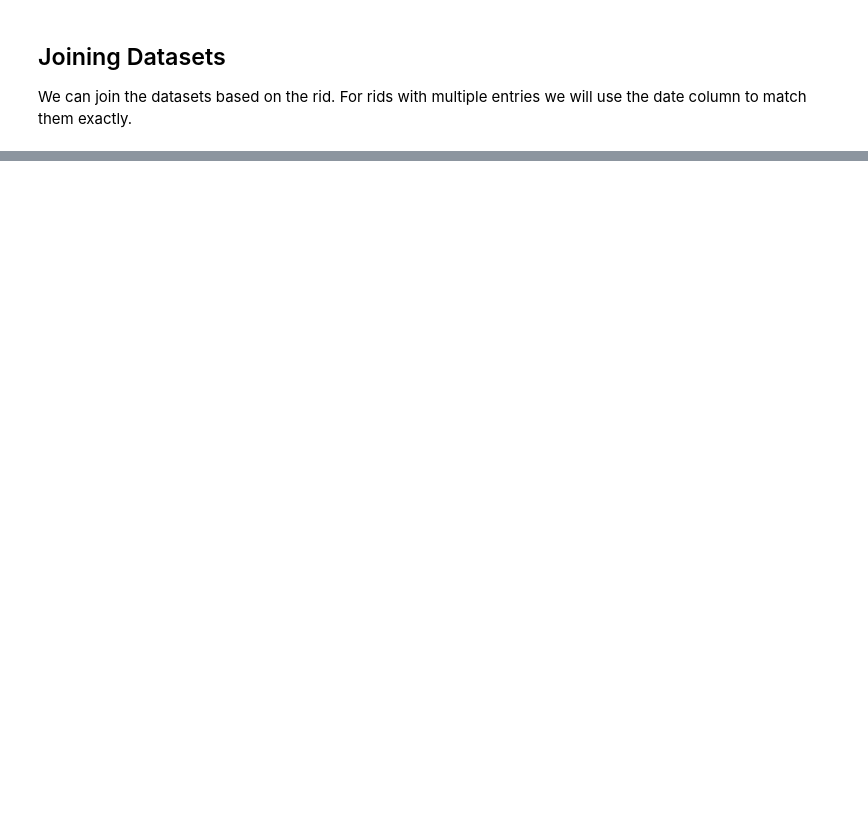
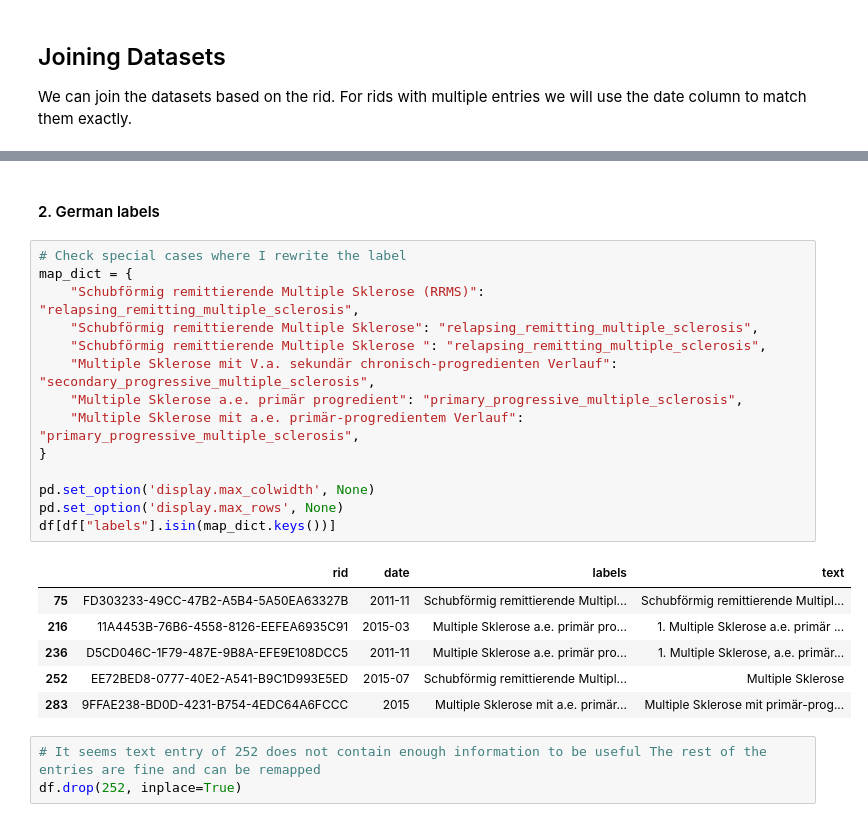
Before and after one commit to maregli/inf-extr, a Jupyter notebook: notebooks/data_preprocessing/02_ms-classification.ipynb, the cells around one changed output, grey strips where cells are left out. Saved outputs shown, nothing was run; the diff lists cells and outputs as text; blank space fills up the shorter version.

```diff
--- a/notebooks/data_preprocessing/02_ms-classification.ipynb
+++ b/notebooks/data_preprocessing/02_ms-classification.ipynb
@@ -368,0 +283,26 @@ df = df.rename(columns={"label": "labels"})
+# %% [markdown]
+#### 2. German labels
+# %%
+# Check special cases where I rewrite the label
+map_dict = {
+    "Schubförmig remittierende Multiple Sklerose (RRMS)": "relapsing_remitting_multiple_sclerosis",
+    "Schubförmig remittierende Multiple Sklerose": "relapsing_remitting_multiple_sclerosis",
+    "Schubförmig remittierende Multiple Sklerose ": "relapsing_remitting_multiple_sclerosis",
+    "Multiple Sklerose mit V.a. sekundär chronisch-progredienten Verlauf": "secondary_progressive_multiple_sclerosis",
+    "Multiple Sklerose a.e. primär progredient": "primary_progressive_multiple_sclerosis",
+    "Multiple Sklerose mit a.e. primär-progredientem Verlauf": "primary_progressive_multiple_sclerosis",
+}
+
+pd.set_option('display.max_colwidth', None)
+pd.set_option('display.max_rows', None)
+df[df["labels"].isin(map_dict.keys())]
+# %% [output]
+|  | rid | date | labels | text |
+| 75 | FD303233-49CC-47B2-A5B4-5A50EA63327B | 2011-11 | Schubförmig remittierende Multipl... | Schubförmig remittierende Multipl... |
+| 216 | 11A4453B-76B6-4558-8126-EEFEA6935C91 | 2015-03 | Multiple Sklerose a.e. primär pro... | 1. Multiple Sklerose a.e. primär ... |
+| 236 | D5CD046C-1F79-487E-9B8A-EFE9E108DCC5 | 2011-11 | Multiple Sklerose a.e. primär pro... | 1. Multiple Sklerose, a.e. primär... |
+| 252 | EE72BED8-0777-40E2-A541-B9C1D993E5ED | 2015-07 | Schubförmig remittierende Multipl... | Multiple Sklerose |
+| 283 | 9FFAE238-BD0D-4231-B754-4EDC64A6FCCC | 2015 | Multiple Sklerose mit a.e. primär... | Multiple Sklerose mit primär-prog... |
+# %%
+# It seems text entry of 252 does not contain enough information to be useful The rest of the entries are fine and can be remapped
+df.drop(252, inplace=True)
```
Also changed, not shown: parts of 35 cells of this notebook.
